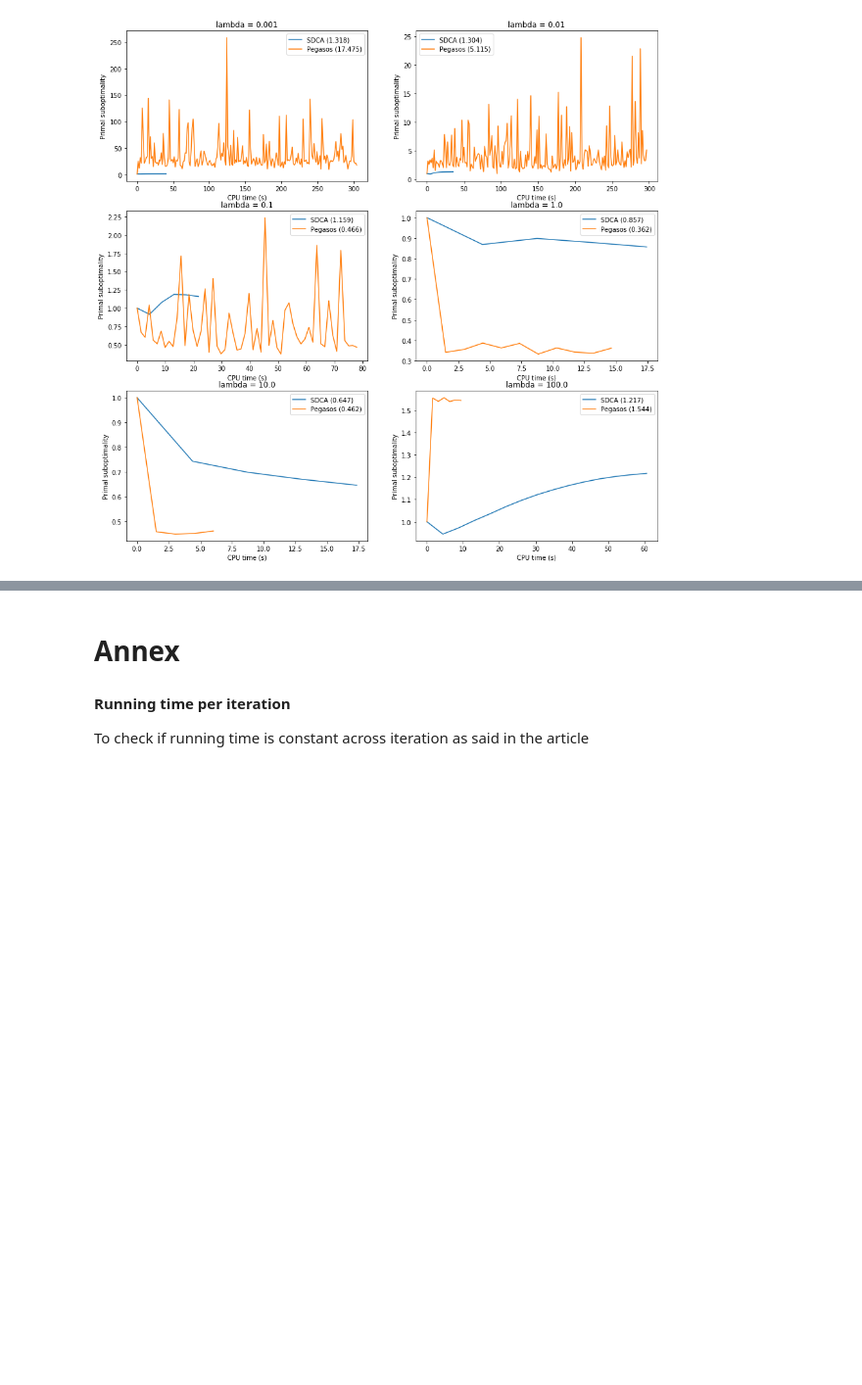
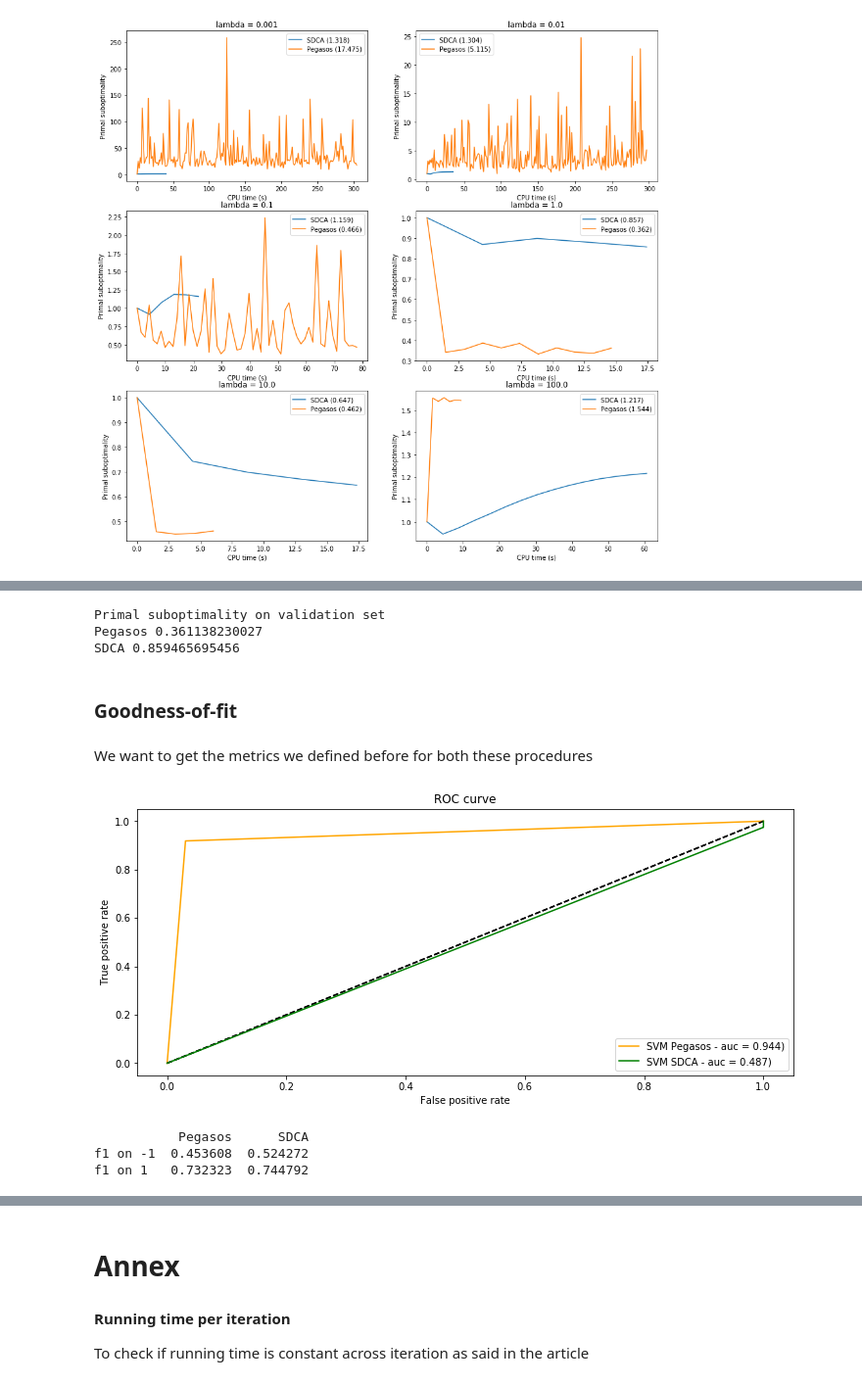
Before and after one commit to gauthier-schweitzer/soadml, a Jupyter notebook: Projet_final.ipynb, the cells around one changed output, grey strips where cells are left out. Shown: that part at 98% size. Saved outputs shown, nothing was run; the diff lists cells and outputs as text; code cells hidden in the pictures; blank space fills up the shorter version.

```diff
--- a/Projet_final.ipynb
+++ b/Projet_final.ipynb
@@ -1542,0 +1547,24 @@ plt.show()
+# %%
+lamb=1
+stop_thresh = 0.01
+n_iter = 20
+
+primal_peg = []
+primal_sdca = []
+w_peg = []
+w_sdca = []
+pbar = ProgressBar()
+
+for i in pbar(range(0,n_iter)):
+    peg = pegasos(X_train, Y_train, lamb, stop_thresh= stop_thresh,show_output= False)
+    sdca = SDCA(X_train, Y_train, lamb, stop_thresh= stop_thresh, SGD_init = False, show_output= False)
+
+    primal_peg.append(peg.primal_val[-1])
+    primal_sdca.append(sdca.primal_loss_track[-1])
+
+    w_peg.append(peg.w)
+    w_sdca.append(sdca.W_bar)
+
+print("Running time (sec)")
+print("Pegasos", np.sum(peg.rtime))
+print("SDCA", np.sum(sdca.timelaps))
@@ -1542,0 +1573,36 @@ plt.show()
+# %%
+result_peg_primal = np.mean(primal_peg)
+result_sdca_primal = np.mean(primal_sdca)
+print("Primal suboptimality on validation set")
+print("Pegasos", result_peg_primal)
+print("SDCA", result_sdca_primal)
+# %% [output]
+Primal suboptimality on validation set
+Pegasos 0.361138230027
+SDCA 0.859465695456
+# %% [markdown]
+### Goodness-of-fit
+# %% [markdown]
+We want to get the metrics we defined before for both these procedures
+# %%
+result_peg_w = np.mean(w_peg, axis=0)
+result_sdca_w = np.mean(w_sdca, axis=0)
+y_pred_sdca = np.sign(X_test.dot(result_sdca_w))
+y_pred_peg = np.sign(X_test.dot(result_peg_w))
+
+#f1_peg=assessing_accuracy(Y_test, y_pred_peg, "Pegasos")
+#f1_sdca=assessing_accuracy(Y_test, y_pred_sdca, "SDCA")
+
+plt.figure(figsize=(12,5))
+plot_roc(Y_test,y_pred_peg, "Pegasos")
+plot_roc(Y_test,y_pred_sdca, "SDCA", col="green")
+plt.show()
+
+
+f1 = {'Pegasos': f1_peg, 'SDCA': f1_sdca}
+print(pd.DataFrame(f1, index= ('f1 on -1', 'f1 on 1')))
+# %% [output]
+[figure, added]
+           Pegasos      SDCA
+f1 on -1  0.453608  0.524272
+f1 on 1   0.732323  0.744792
```
Also changed, not shown: parts of 11 cells of this notebook.
